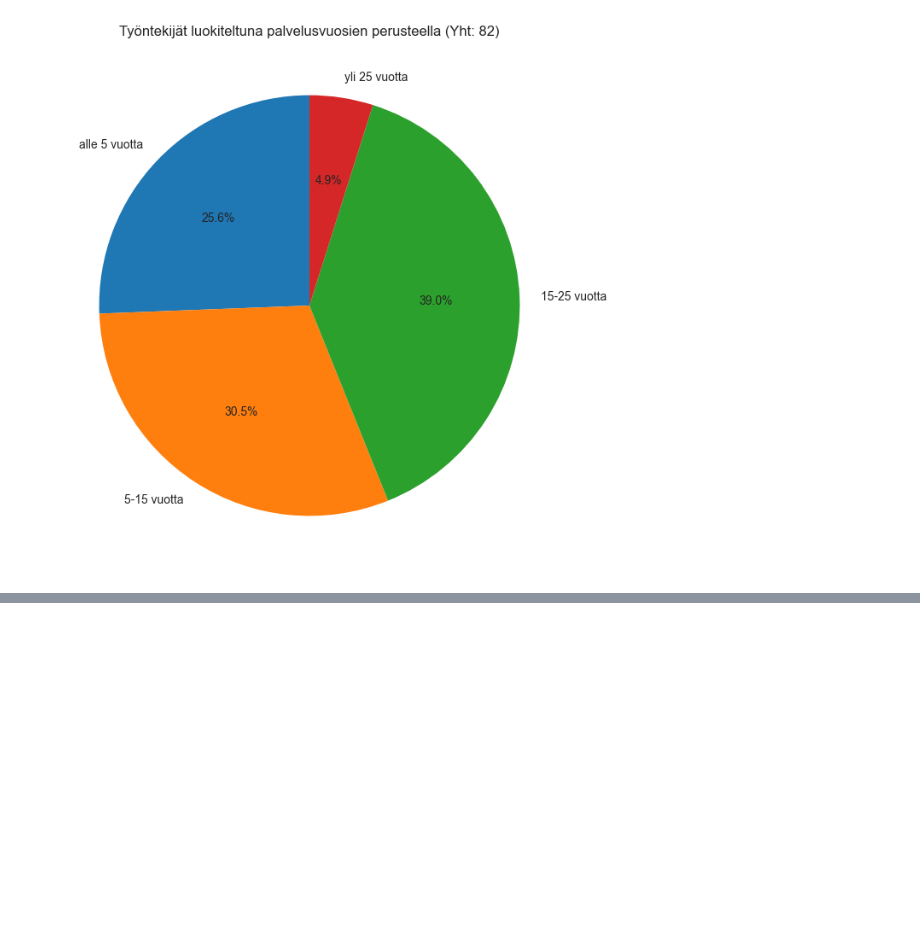
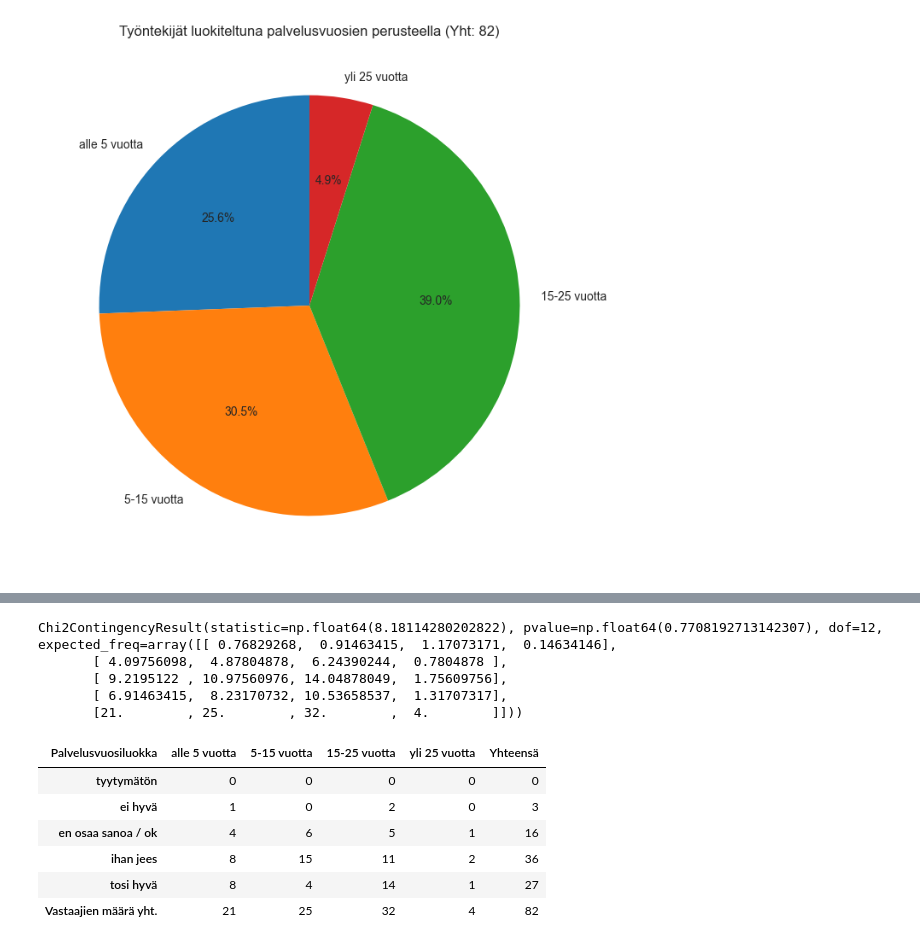
Before and after one commit to Hildura/Tiedonk-sittely-Pytjonilla-Ryhm-5, a Jupyter notebook: Projekti/Analyzing_WorkPlaceSatisfactionSurveyData.ipynb, the cells around one changed output, grey strips where cells are left out. Saved outputs shown, nothing was run; the diff lists cells and outputs as text; code cells hidden in the pictures; blank space fills up the shorter version.

```diff
--- a/Projekti/Analyzing_WorkPlaceSatisfactionSurveyData.ipynb
+++ b/Projekti/Analyzing_WorkPlaceSatisfactionSurveyData.ipynb
@@ -769,0 +854,46 @@ plt.show()
+# %%
+chi2_contingency(df_vuodet_kollegat)
+#pvalue=np.float64(0.5159996397219824)
+# %% [output]
+Chi2ContingencyResult(statistic=np.float64(8.18114280202822), pvalue=np.float64(0.7708192713142307), dof=12, expected_freq=array([[ 0.76829268,  0.91463415,  1.17073171,  0.14634146],
+       [ 4.09756098,  4.87804878,  6.24390244,  0.7804878 ],
+       [ 9.2195122 , 10.97560976, 14.04878049,  1.75609756],
+       [ 6.91463415,  8.23170732, 10.53658537,  1.31707317],
+       [21.        , 25.        , 32.        ,  4.        ]]))
+# %%
+## TAULUKKOVERSIO LUVUILLA
+
+sat_vastausvaihtoehdot = [1, 2, 3, 4, 5]
+df['sat_colleques'] = pd.Categorical(df['sat_colleques'], categories=sat_vastausvaihtoehdot)
+
+# Create the crosstab, which will now include all categories (even if some have zero values)
+df_vuodet_kollegat = pd.crosstab(df['sat_colleques'], df['palvelusvuosiluokka']).reindex(sat_vastausvaihtoehdot, fill_value=0)
+
+# Relabel the index with descriptive labels
+df_vuodet_kollegat.index = ['tyytymätön', 'ei hyvä', 'en osaa sanoa / ok', 'ihan jees', 'tosi hyvä']
+
+# Rename the columns for service years
+df_vuodet_kollegat.columns = ['alle 5 vuotta', '5-15 vuotta', '15-25 vuotta', 'yli 25 vuotta']
+
+# Set the columns' name
+df_vuodet_kollegat.columns.name = 'Palvelusvuosiluokka'
+
+# Add a row with the total count for each column
+df_vuodet_kollegat.loc['Vastaajien määrä yht.'] = df_vuodet_kollegat.sum()
+
+# Add a new column with the total count across rows
+df_vuodet_kollegat_yht_vastaukset = df_vuodet_kollegat.assign(Yhteensä=df_vuodet_kollegat.sum(axis=1))
+
+
+df_vuodet_kollegat_yht_vastaukset
+
+
+# Näyttäisi siltä, että että työkavereista pidetään, sillä kukaan ei ole vastannut, että olisi täysin tyytymätön työkavereihin. Suurin osa pitää kollegoistaan
+# %% [output]
+| Palvelusvuosiluokka | alle 5 vuotta | 5-15 vuotta | 15-25 vuotta | yli 25 vuotta | Yhteensä |
+| tyytymätön | 0 | 0 | 0 | 0 | 0 |
+| ei hyvä | 1 | 0 | 2 | 0 | 3 |
+| en osaa sanoa / ok | 4 | 6 | 5 | 1 | 16 |
+| ihan jees | 8 | 15 | 11 | 2 | 36 |
+| tosi hyvä | 8 | 4 | 14 | 1 | 27 |
+| Vastaajien määrä yht. | 21 | 25 | 32 | 4 | 82 |
```
Also changed, not shown: parts of 30 cells of this notebook.
